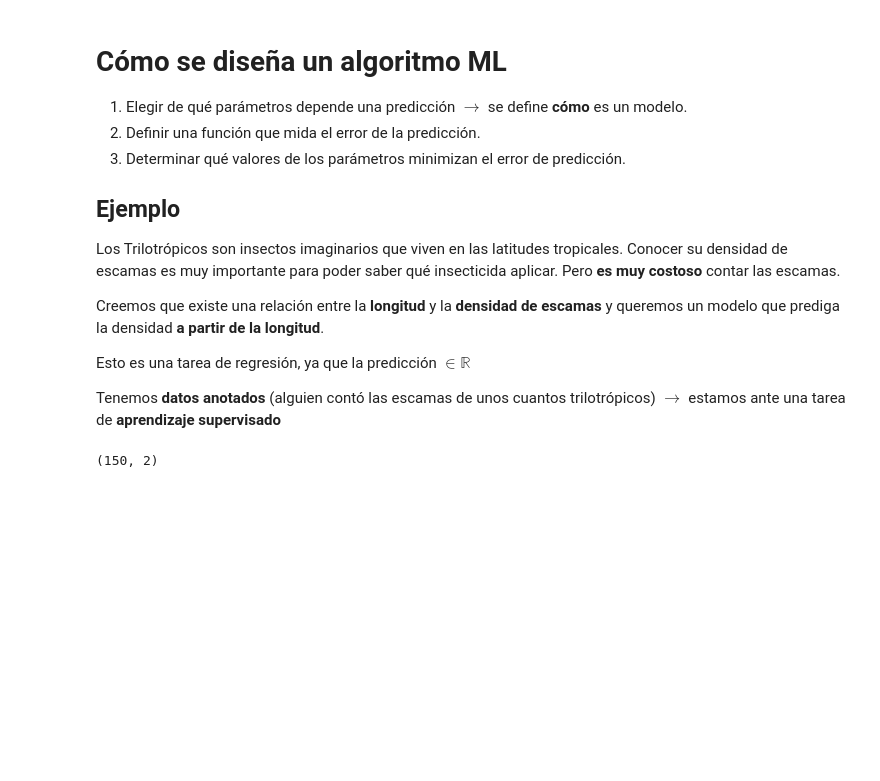
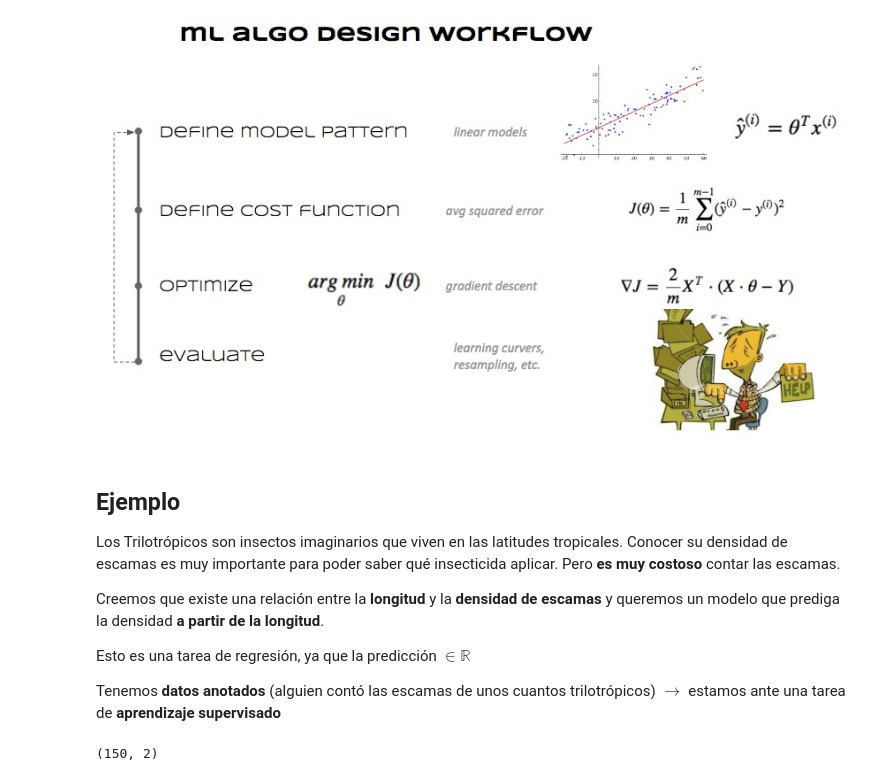
Before and after one commit to rramosp/20182.mldl, a Jupyter notebook: SESION 2.1 - Cómo se diseña un algoritmo de Machine Learning.ipynb, the cells around one changed output. Cells and saved outputs as stored; diff of their text form; code cells hidden in the pictures; blank space fills up the shorter version.

Commit message:
added figure

```diff
--- a/SESION 2.1 - Cómo se diseña un algoritmo de Machine Learning.ipynb
+++ b/SESION 2.1 - Cómo se diseña un algoritmo de Machine Learning.ipynb
@@ -1,11 +7,9 @@
+# %%
+from IPython.display import Image
+Image(filename='imgs/mldesign.jpg', width=800)
+# %% [output]
+[figure, added]
 # %% [markdown]
-# Cómo se diseña un algoritmo ML
-
-1. Elegir de qué parámetros depende una predicción $\rightarrow$ se define **cómo** es un modelo.
-2. Definir una función que mida el error de la predicción.
-3. Determinar qué valores de los parámetros minimizan el error de predicción.
-
-
 ## Ejemplo
 
 Los Trilotrópicos son insectos imaginarios que viven en las latitudes tropicales. Conocer su densidad de escamas es muy importante para poder saber qué insecticida aplicar. Pero **es muy costoso** contar las escamas.
```
Also changed, not shown: parts of 1 cell of this notebook, 1 other file.
